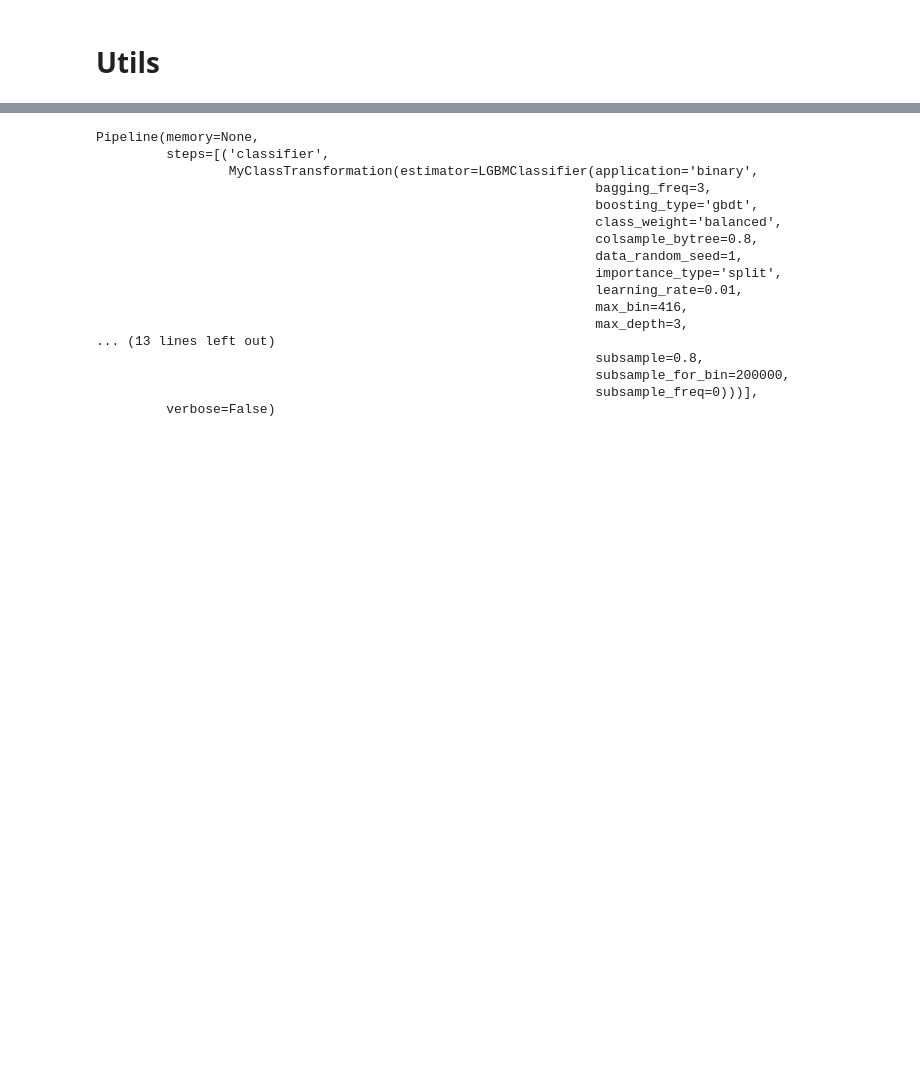
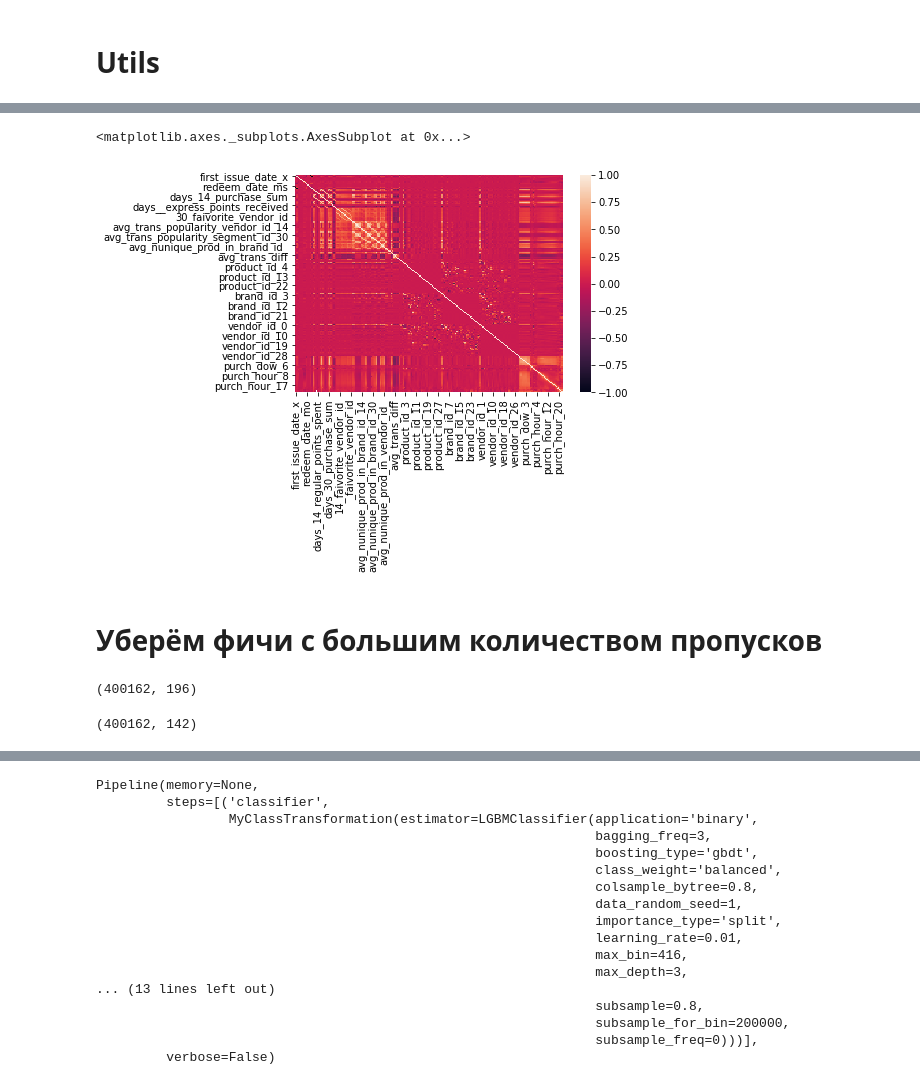
Before and after one commit to GA239/DS_course, a Jupyter notebook: HW5/retail_X5.ipynb, the cells around one changed output, grey strips where cells are left out. Cells and saved outputs as stored; diff of their text form; code cells hidden in the pictures; blank space fills up the shorter version.

```diff
--- a/HW5/retail_X5.ipynb
+++ b/HW5/retail_X5.ipynb
@@ -102,0 +76,16 @@ def get_features_from_files(offsets):
+# %%
+def collect_trans(features, offsets, feature_name):
+    for offset in offsets:
+        offset = offset or ''
+        features = features.merge(pd.read_csv(
+            generate_file_name(STEPS_MAPPING[feature_name][1], offset),
+            index_col='client_id'), left_index=True, right_index=True, how='left')
+        logger.info(features.shape)
+    return features
+
+def simple_merge(features, name):
+    features = features.merge(
+        pd.read_csv(generate_file_name(STEPS_MAPPING[name][1], None), index_col='client_id'),
+        left_index=True, right_index=True, how='left')
+    logger.info(features.shape)
+    return features
@@ -172,0 +202,13 @@ def get_transactions(df_purchases, offset=None):
+# %%
+def filter_correlated_features(data):
+    corr = features.corr()
+    columns = np.full((corr.shape[0],), True, dtype=bool)
+    for i in range(corr.shape[0]):
+        for j in range(i+1, corr.shape[0]):
+            if corr.iloc[i,j] >= 0.9:
+                if columns[j]:
+                    columns[j] = False
+
+    selected_columns = data.columns[columns]
+    data = data[selected_columns]
+    return data
@@ -411,0 +674,9 @@ features.shape
+# %%
+features = filter_correlated_features(features)
+corr = features.corr()
+sns.heatmap(corr)
+# %% [output]
+<matplotlib.axes._subplots.AxesSubplot at 0x...>
+[figure, added]
+# %% [markdown]
+# Уберём фичи с большим количеством пропусков
@@ -411,0 +686,4 @@ features.shape
+# %%
+features.shape
+# %% [output]
+(400162, 196)
@@ -411,0 +692,4 @@ features.shape
+# %%
+features.shape
+# %% [output]
+(400162, 142)
```
Also changed, not shown: parts of 70 cells of this notebook, 13 other files.
